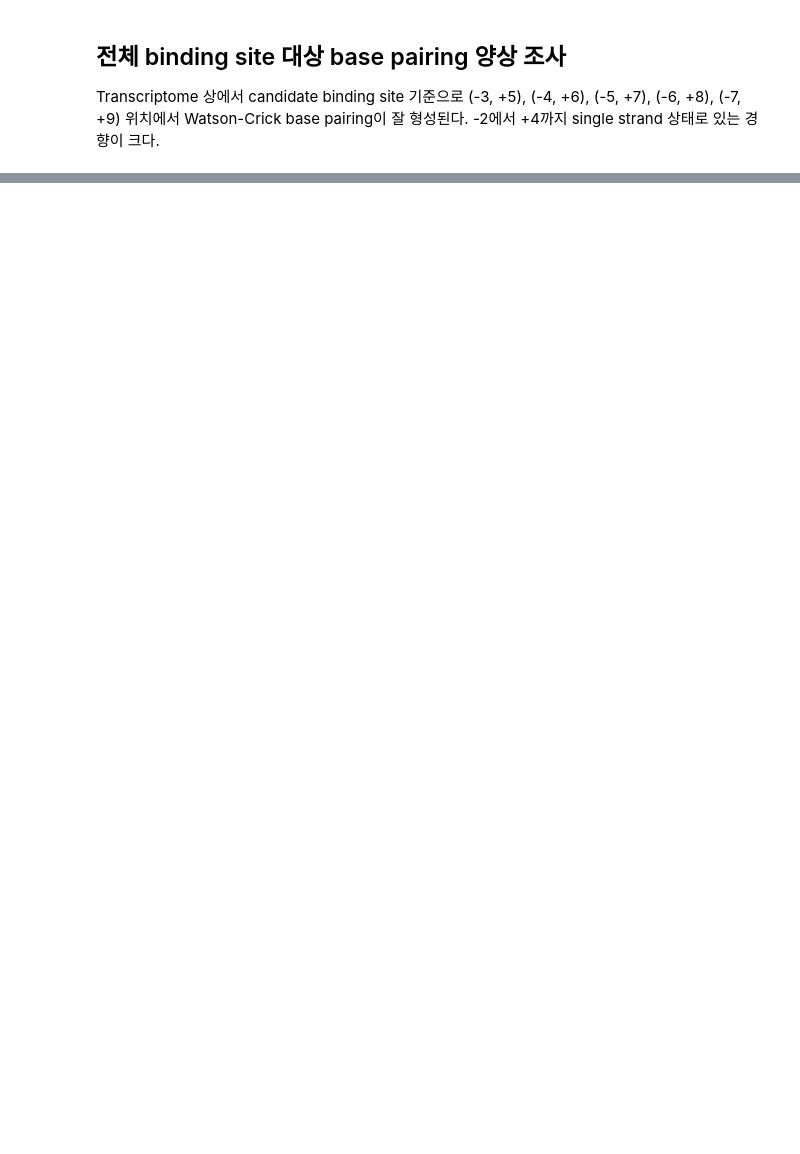
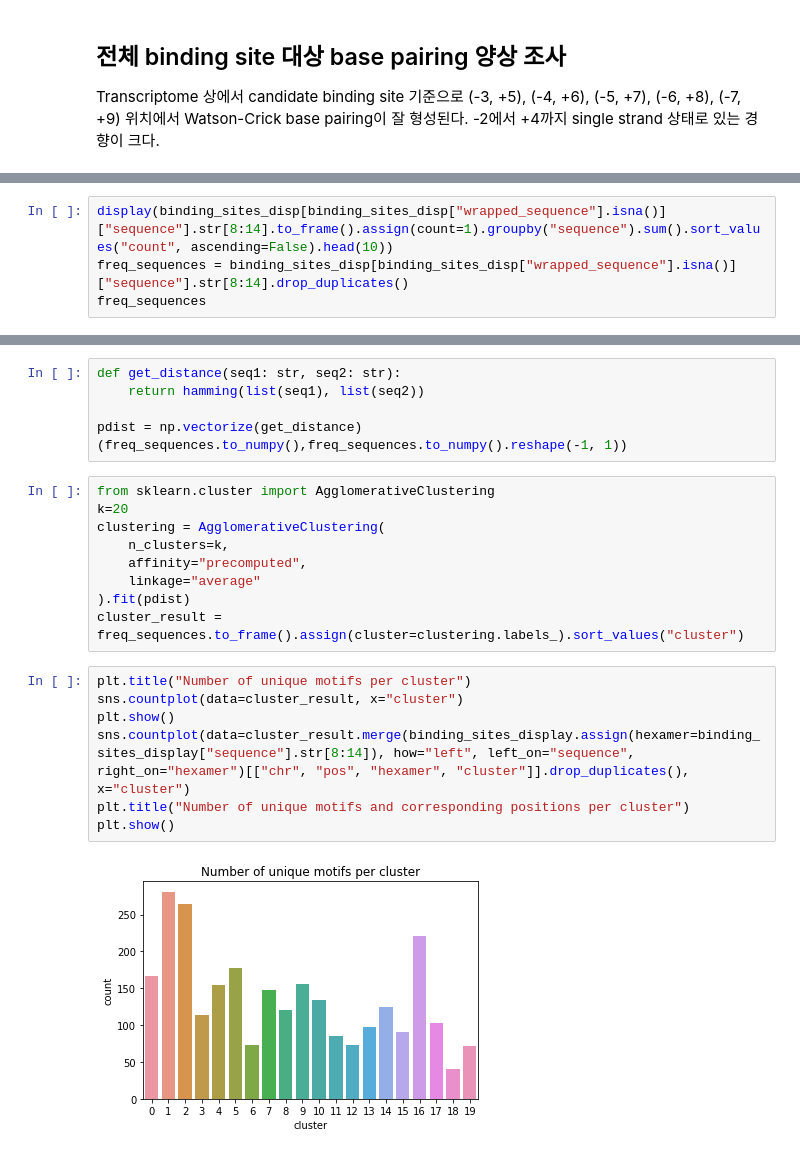
Before and after one commit to seungbeom-han/SNUbioinfo1, a Jupyter notebook: CoLab_TermProj_2022.ipynb, the cells around one changed output, grey strips where cells are left out. Drawn from its saved outputs; the diff is of its cells as text; blank space fills up the shorter version.

```diff
--- a/CoLab_TermProj_2022.ipynb
+++ b/CoLab_TermProj_2022.ipynb
@@ -282,0 +396,4 @@ plt.show()
+# %%
+display(binding_sites_disp[binding_sites_disp["wrapped_sequence"].isna()]["sequence"].str[8:14].to_frame().assign(count=1).groupby("sequence").sum().sort_values("count", ascending=False).head(10))
+freq_sequences = binding_sites_disp[binding_sites_disp["wrapped_sequence"].isna()]["sequence"].str[8:14].drop_duplicates()
+freq_sequences
@@ -282,0 +425,23 @@ plt.show()
+# %%
+def get_distance(seq1: str, seq2: str):
+    return hamming(list(seq1), list(seq2))
+
+pdist = np.vectorize(get_distance)(freq_sequences.to_numpy(),freq_sequences.to_numpy().reshape(-1, 1))
+# %%
+from sklearn.cluster import AgglomerativeClustering
+k=20
+clustering = AgglomerativeClustering(
+    n_clusters=k,
+    affinity="precomputed",
+    linkage="average"
+).fit(pdist)
+cluster_result = freq_sequences.to_frame().assign(cluster=clustering.labels_).sort_values("cluster")
+# %%
+plt.title("Number of unique motifs per cluster")
+sns.countplot(data=cluster_result, x="cluster")
+plt.show()
+sns.countplot(data=cluster_result.merge(binding_sites_display.assign(hexamer=binding_sites_display["sequence"].str[8:14]), how="left", left_on="sequence", right_on="hexamer")[["chr", "pos", "hexamer", "cluster"]].drop_duplicates(), x="cluster")
+plt.title("Number of unique motifs and corresponding positions per cluster")
+plt.show()
+# %% [output]
+[figure, added]
```
Also changed, not shown: parts of 18 cells of this notebook, 1 other file.
